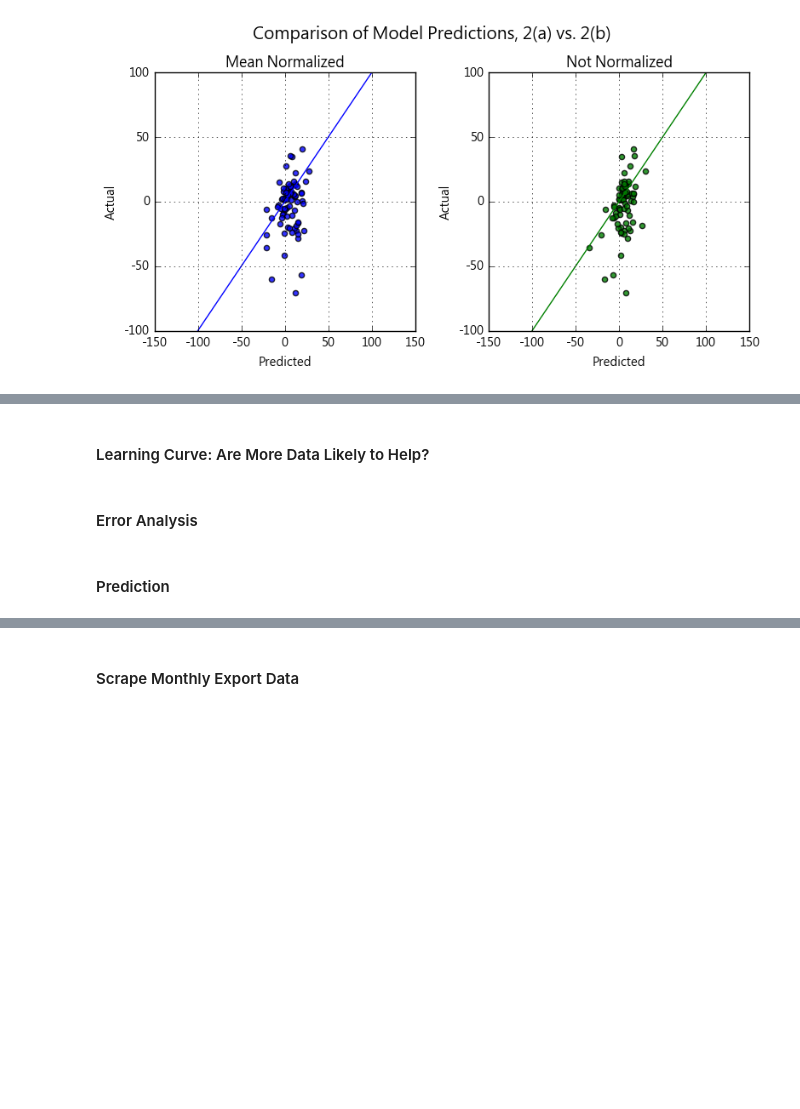
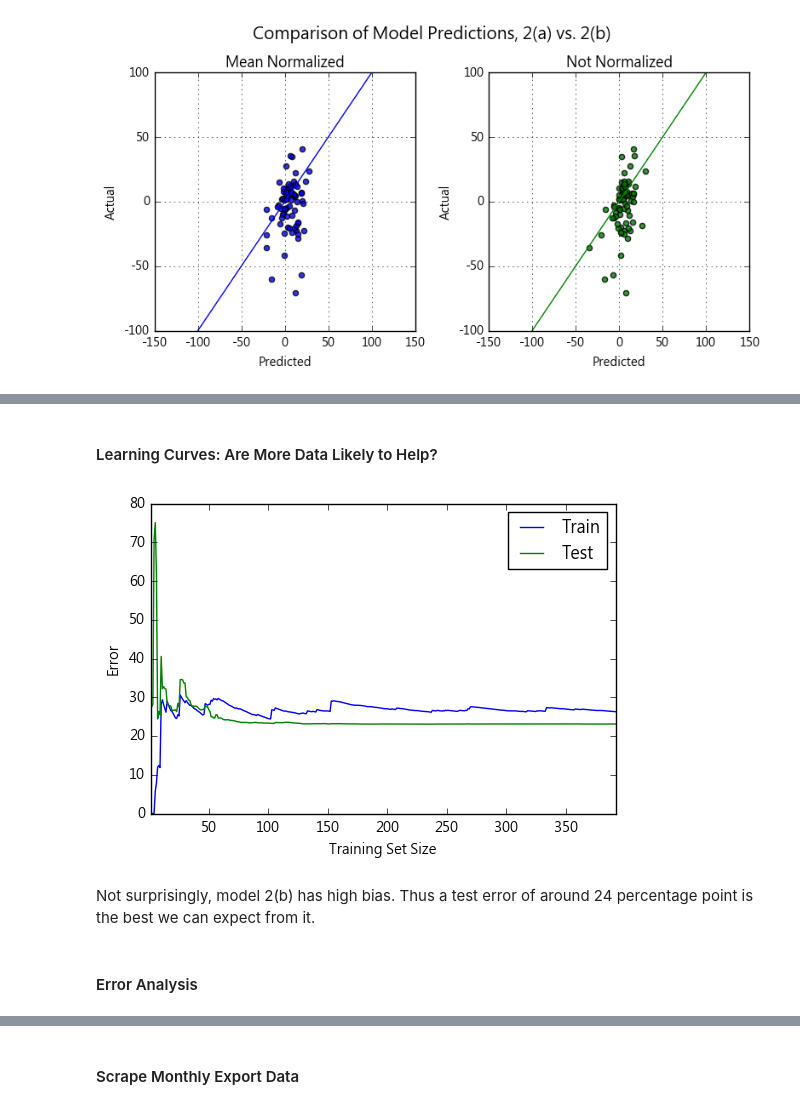
Before and after one commit to lincht/TradeModel, a Jupyter notebook: model/growth_pred.ipynb, the cells around one changed output, grey strips where cells are left out. Saved outputs shown, nothing was run; the diff lists cells and outputs as text; code cells hidden in the pictures; blank space fills up the shorter version.

Commit message:
Add learning curves and error analysis

```diff
--- a/model/growth_pred.ipynb
+++ b/model/growth_pred.ipynb
@@ -500,7 +500,26 @@ Stratefied 5-fold cv errors:
 <__main__.ExportGrowthModel at 0x...>
 # %% [markdown]
-#### Learning Curve: Are More Data Likely to Help?
+#### Learning Curves: Are More Data Likely to Help?
+# %%
+n_trains = range(1, round(len(outlier_rm) * .3))
+train_errors = []
+test_errors = []
+for n_train in n_trains:
+    model = ExportGrowthModel(
+        data=outlier_rm, X=['gdp_growth', 'capita_growth', 'im_growth'], y='ex_growth',
+        model='lr_growth', normalize=False, cv_method='sampling', n_train=n_train)
+    train_errors.append(model.train_error)
+    test_errors.append(model.test_error)
+
+curve_dt = pd.DataFrame(dict(n_train=n_trains, train_error=train_errors, test_error=test_errors))
+curve_dt.plot(x='n_train', y=['train_error', 'test_error'])
+plt.xlabel('Training Set Size')
+plt.ylabel('Error')
+plt.legend(['Train', 'Test'])
+plt.show()
+# %% [output]
+[figure, added]
+# %% [markdown]
+Not surprisingly, model 2(b) has high bias. Thus a test error of around 24 percentage point is the best we can expect from it.
 # %% [markdown]
 #### Error Analysis
-# %% [markdown]
-#### Prediction
```
Also changed, not shown: parts of 13 cells of this notebook.
